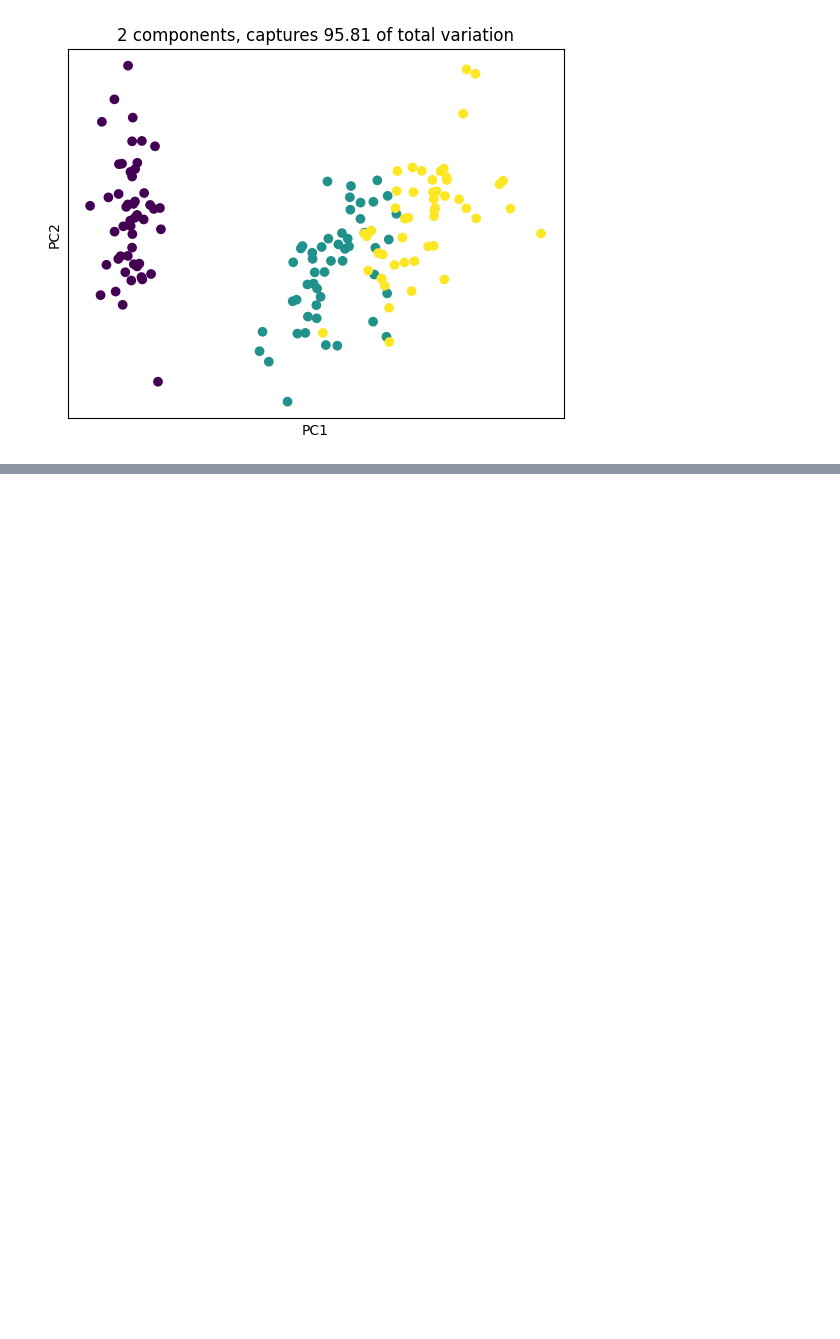
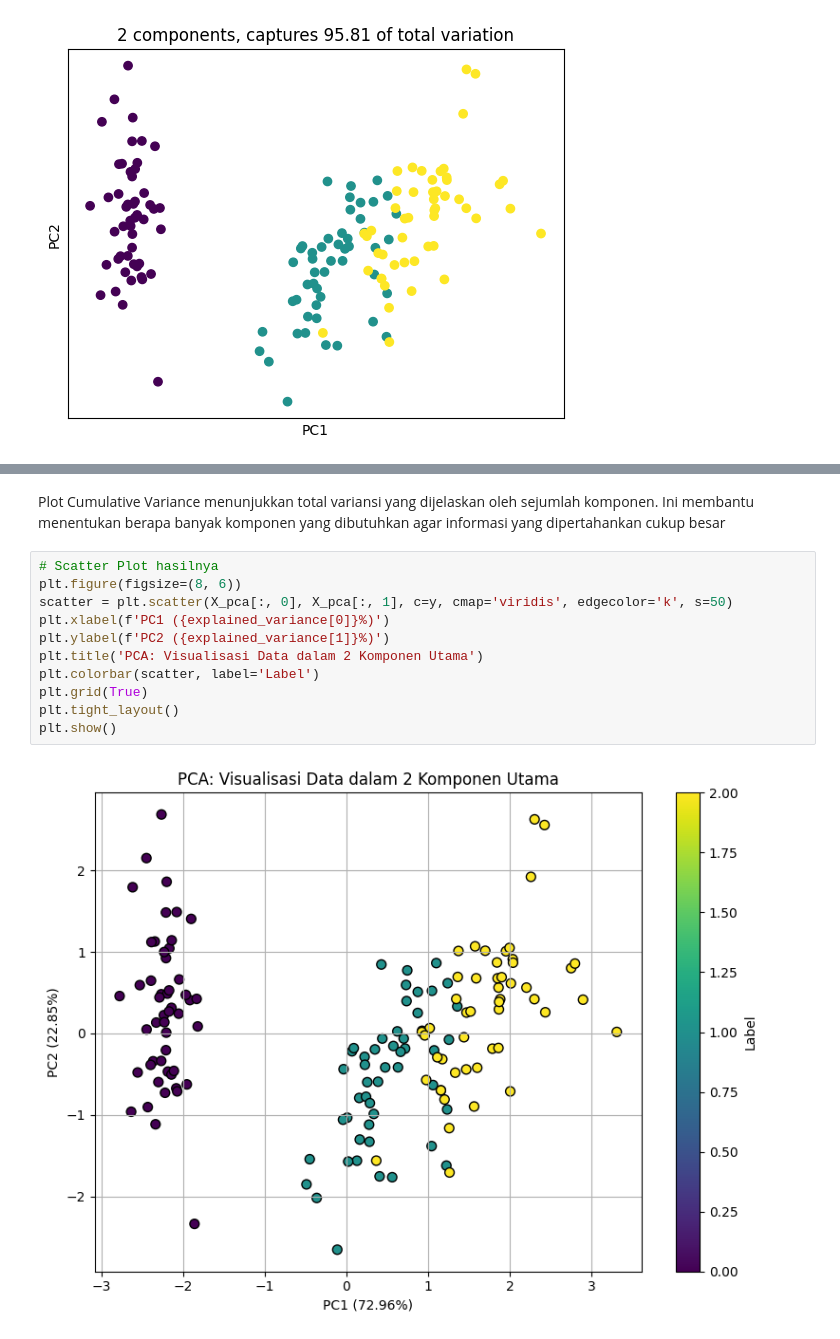
Before and after one commit to ReynardGhazyTsaqif/DIF62130_B_25_2311532014, a Jupyter notebook: Praktikum 5/Dimensi_Reduksi.ipynb, the cells around one changed output, grey strips where cells are left out. Saved outputs shown, nothing was run; the diff lists cells and outputs as text; blank space fills up the shorter version.

```diff
--- a/Praktikum 5/Dimensi_Reduksi.ipynb
+++ b/Praktikum 5/Dimensi_Reduksi.ipynb
@@ -182,0 +247,15 @@ Tugas PCA dengan scikit learn
+# %% [markdown]
+Plot Cumulative Variance menunjukkan total variansi yang dijelaskan oleh sejumlah komponen. Ini membantu menentukan berapa banyak komponen yang dibutuhkan agar informasi yang dipertahankan cukup besar
+# %%
+# Scatter Plot hasilnya
+plt.figure(figsize=(8, 6))
+scatter = plt.scatter(X_pca[:, 0], X_pca[:, 1], c=y, cmap='viridis', edgecolor='k', s=50)
+plt.xlabel(f'PC1 ({explained_variance[0]}%)')
+plt.ylabel(f'PC2 ({explained_variance[1]}%)')
+plt.title('PCA: Visualisasi Data dalam 2 Komponen Utama')
+plt.colorbar(scatter, label='Label')
+plt.grid(True)
+plt.tight_layout()
+plt.show()
+# %% [output]
+[figure, added]
```
Also changed, not shown: parts of 21 cells of this notebook.
